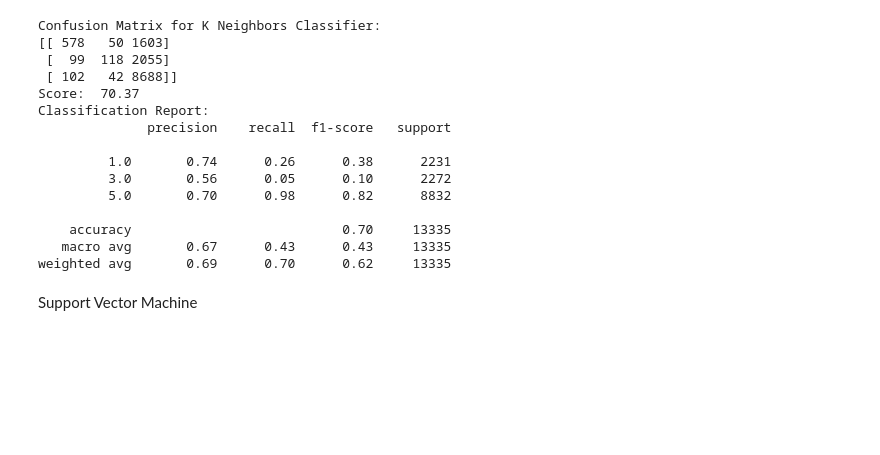
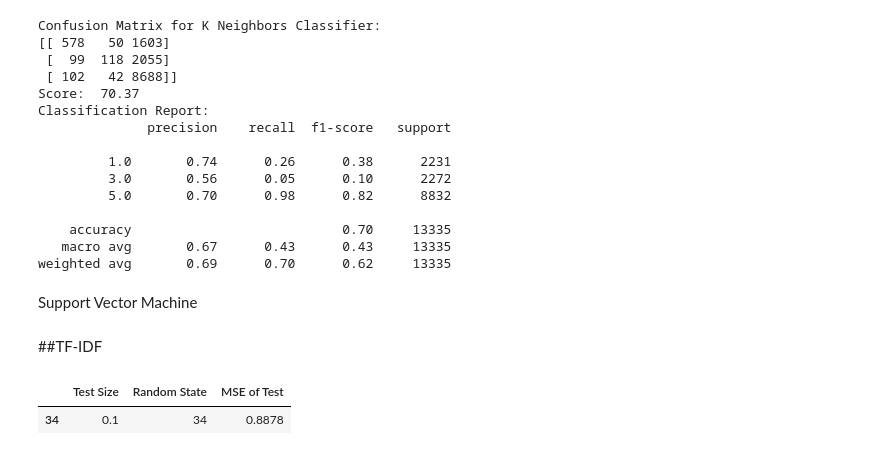
Before and after one commit to asribavan/cind820---capstone-project, a Jupyter notebook: Final_Results.ipynb, the cells around one changed output. Saved outputs shown, nothing was run; the diff lists cells and outputs as text; code cells hidden in the pictures; blank space fills up the shorter version.

```diff
--- a/Final_Results.ipynb
+++ b/Final_Results.ipynb
@@ -573,3 +629,34 @@ print("Classification Report:",classification_report(y_test,predsvm))
 # %%
 count = data['stars'].value_counts()
 print(count)
+# %% [markdown]
+##TF-IDF
+# %%
+X = yelp['text']
+y = yelp['stars']
+cv = CountVectorizer()
+X = cv.fit_transform(X)
+
+test_size = np.linspace(0.1, 1, num=9, endpoint=False)
+random_state = np.arange(0, 43)
+grid_results= []
+for testsize in test_size:
+    for randomstate in random_state:
+        try:
+            X_train, X_test, y_train, y_test = train_test_split(X, y, test_size=testsize, random_state=randomstate)
+            mnb = MultinomialNB()
+            mnb.fit(X_train, y_train)
+            y_test_pred = mnb.predict(X_test)
+            grid_results.append([testsize, randomstate, mean_squared_error(y_test, y_test_pred)])
+            grid_frame = pd.DataFrame(grid_results)
+            grid_frame.rename(columns={0:'Test Size', 1:'Random State', 2:'MSE of Test'}, inplace=True)
+        except Exception:
+            print(Exception.with_traceback())
+            print('error')
+            continue
+
+min_test_mse = grid_frame[grid_frame['MSE of Test'] == grid_frame['MSE of Test'].min()]
+min_test_mse
+# %% [output]
+|  | Test Size | Random State | MSE of Test |
+| 34 | 0.1 | 34 | 0.8878 |
```
Also changed, not shown: parts of 18 cells of this notebook.
